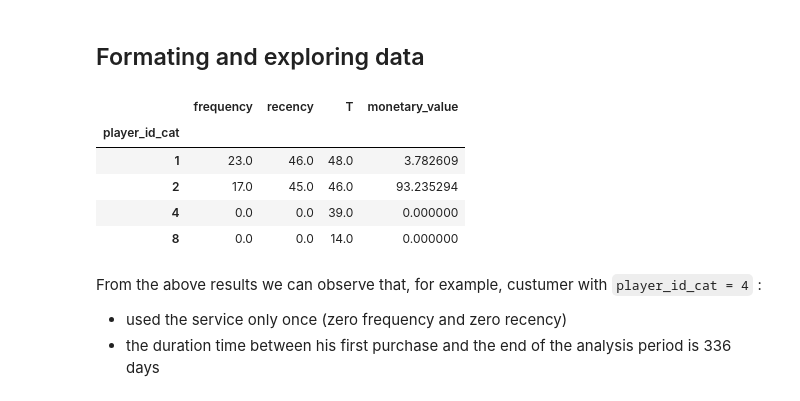
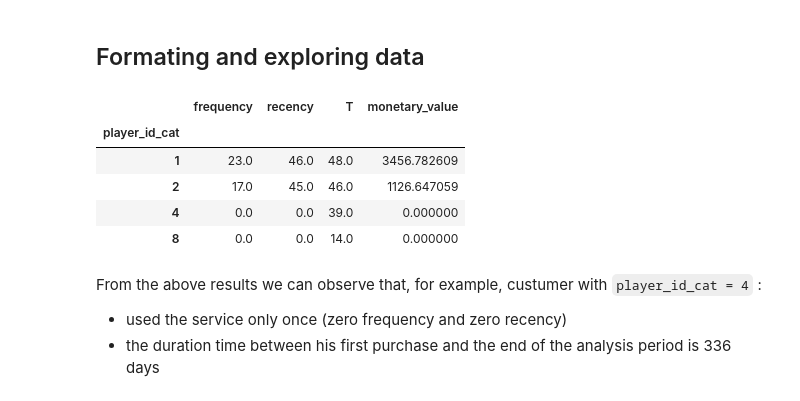
Before and after one commit to skepticalchemist/churn_prediction, a Jupyter notebook: notebooks/bg-nbd_model.ipynb, the cells around one changed output. Cells and saved outputs as stored; diff of their text form; code cells hidden in the pictures.

```diff
--- a/notebooks/bg-nbd_model.ipynb
+++ b/notebooks/bg-nbd_model.ipynb
@@ -77,26 +73,25 @@ churn["date"] = pd.to_datetime(churn["date"])
 # %%
 # show a summary data from a pandas DataFrame that contains the customer_id col and the datetime col.
 
 # set time format: D=day, M=month, W=week
 freq = "W"
 
 observation_period_end = churn["date"].max()  # the last transaction date
 
 rfm_metrics = summary_data_from_transaction_data(
     transactions=churn,
     customer_id_col="player_id_cat",
     datetime_col="date",
-#    monetary_value_col="session_sum",
-    monetary_value_col='deposit_approved_sum',
+    monetary_value_col="session_sum",
     observation_period_end=observation_period_end,
     freq=freq,
 )
 rfm_metrics.head(4)
 # %% [output]
 |  | frequency | recency | T | monetary_value |
 | player_id_cat |  |  |  |  |
-| 1 | 23.0 | 46.0 | 48.0 | 3.782609 |
-| 2 | 17.0 | 45.0 | 46.0 | 93.235294 |
+| 1 | 23.0 | 46.0 | 48.0 | 3456.782609 |
+| 2 | 17.0 | 45.0 | 46.0 | 1126.647059 |
 | 4 | 0.0 | 0.0 | 39.0 | 0.000000 |
 | 8 | 0.0 | 0.0 | 14.0 | 0.000000 |
 # %% [markdown]
```
Also changed, not shown: parts of 7 cells of this notebook, 4 other files.
